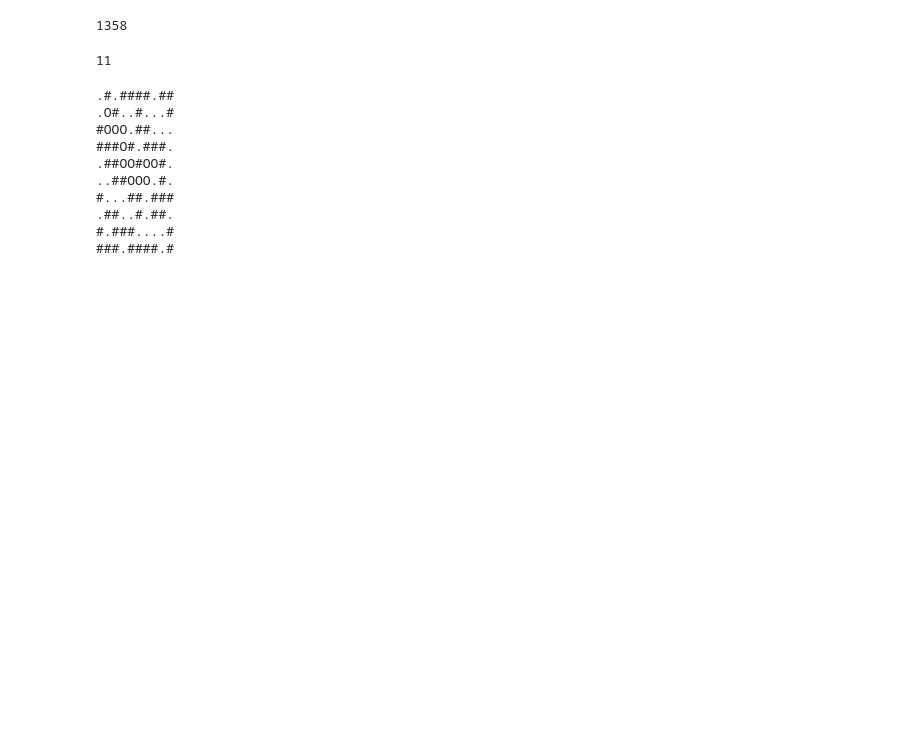
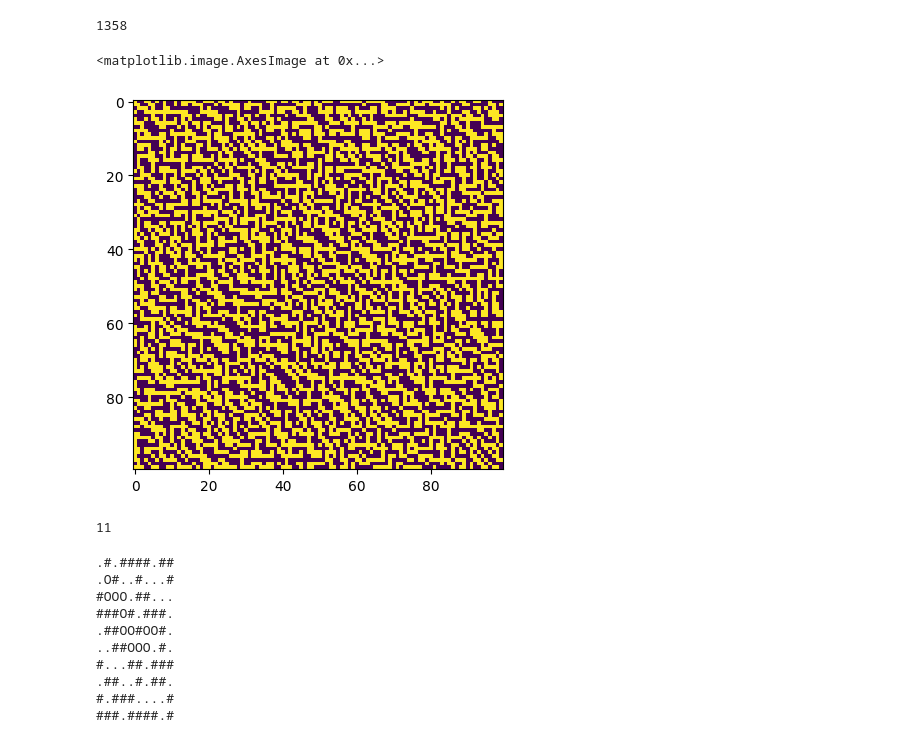
Before and after one commit to olferuk/advent-of-code, a Jupyter notebook: 2016/day_13.ipynb, the cells around one changed output. Cells and saved outputs as stored; diff of their text form; code cells hidden in the pictures; blank space fills up the shorter version.

```diff
--- a/2016/day_13.ipynb
+++ b/2016/day_13.ipynb
@@ -13,7 +10,7 @@ from pathfinding.finder.a_star import AStarFinder
 # %%
 from tqdm import tqdm
 # %%
-def generate_labirynth(side: int = 100, shift: int = 3, favorite_number: int = 1358):
+def generate_labirynth(side: int = 20, shift: int = 0, favorite_number: int = 1358):
     A = np.ones([side, side], dtype=np.uint8)
     for x1 in tqdm(range(side)):
         for y1 in range(side):
@@ -25,18 +22,23 @@ def generate_labirynth(side: int = 100, shift: int = 3, favorite_number: int = 1
     return A
 
 
-def find_path(matrix, start, end):
-    grid = Grid(matrix=matrix)
-    start = grid.node(*start)
-    end = grid.node(*end)
-    return AStarFinder().find_path(start, end, grid)
+# def find_path(matrix, start, end):
+#     grid = Grid(matrix=matrix)
+#     start = grid.node(*start)
+#     end = grid.node(*end)
+#     return AStarFinder().find_path(start, end, grid)
 # %%
 int(load(13).strip())
 # %% [output]
 1358
 # %%
-A = generate_labirynth(side=10000, shift=5000, favorite_number=1358)
-len(find_path(A, (1, 1), (39, 31))[0]) - 1
+A = generate_labirynth(side=100, shift=0, favorite_number=1358)
+# len(find_path(A, (1, 1), (39, 31))[0]) - 1
+# %%
+plt.imshow(A)
+# %% [output]
+<matplotlib.image.AxesImage at 0x...>
+[figure, added]
 # %%
 def printM(A):
     s = ""
```
Also changed, not shown: parts of 1 cell of this notebook, 11 other files.
